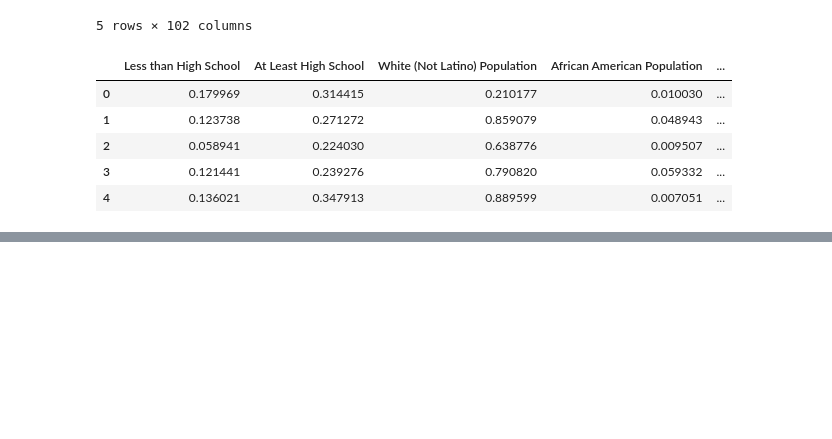
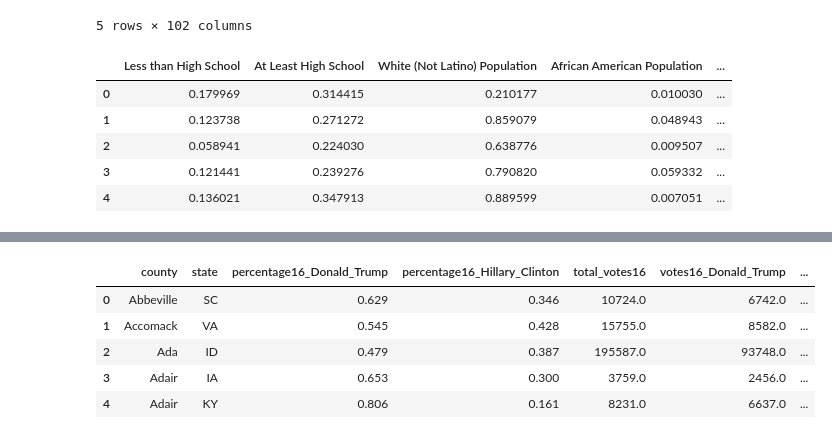
Before and after one commit to eweed001/ORIE-4741-Project, a Jupyter notebook: data_collection_cleaning2020.ipynb, the cells around one changed output, grey strips where cells are left out. Cells and saved outputs as stored; diff of their text form; code cells hidden in the pictures; blank space fills up the shorter version.

```diff
--- a/data_collection_cleaning2020.ipynb
+++ b/data_collection_cleaning2020.ipynb
@@ -802,0 +834,5 @@ df_small_final.to_csv(r'/Users/emilyweed/Cornell2020-2021/ORIE4741/Project/ORIE-
+# %%
+#Subsetting by date we needed
+unemployment = unemployment[unemployment.Period == 'Oct-20 p']
+unemployment = unemployment.reset_index()
+unemployment.head()
@@ -802,0 +846,20 @@ df_small_final.to_csv(r'/Users/emilyweed/Cornell2020-2021/ORIE4741/Project/ORIE-
+# %%
+#Adding in Fips column
+unemployment['Fips'] = 0
+for i in range(0,len(unemployment)):
+
+    if(unemployment['Code'][i]) < 10:
+        if (unemployment['Code.1'][i]) < 10:
+            unemployment['Fips'][i] = '0'+str(unemployment['Code'][i]) + '00' + str(unemployment['Code.1'][i])
+        elif (unemployment['Code.1'][i]) < 100:
+            unemployment['Fips'][i] = '0'+str(unemployment['Code'][i]) + '0' + str(unemployment['Code.1'][i])
+        else:
+            unemployment['Fips'][i] = '0'+str(unemployment['Code'][i]) + '' + str(unemployment['Code.1'][i])
+    elif (unemployment['Code.1'][i]) < 10:
+        unemployment['Fips'][i] = str(unemployment['Code'][i]) + '00' + str(unemployment['Code.1'][i])
+    elif (unemployment['Code.1'][i]) < 100:
+        unemployment['Fips'][i] = str(unemployment['Code'][i]) + '0' + str(unemployment['Code.1'][i])
+    else:
+        unemployment['Fips'][i] = str(unemployment['Code'][i]) + '' + str(unemployment['Code.1'][i])
+
+unemployment.head()
@@ -802,0 +890,4 @@ df_small_final.to_csv(r'/Users/emilyweed/Cornell2020-2021/ORIE4741/Project/ORIE-
+# %%
+#Dropping more columns
+unemployment = unemployment.drop(unemployment.columns[[0,1,2,4]],axis=1)
+unemployment.head()
@@ -802,0 +901,16 @@ df_small_final.to_csv(r'/Users/emilyweed/Cornell2020-2021/ORIE4741/Project/ORIE-
+# %%
+#Creating column to join on
+df_orig['county_state'] = df_orig['county']+' County, '+ df_orig['state']
+# %%
+# Merging unemployment and our original
+# this gives us the fips column so we can use it later to join on
+df_full = pd.merge(left=df_orig, right=unemployment, left_on="county_state", right_on="County Name/State Abbreviation", how="inner")
+
+df_full.head()
+# %% [output]
+|  | county | state | percentage16_Donald_Trump | percentage16_Hillary_Clinton | total_votes16 | votes16_Donald_Trump | ... |
+| 0 | Abbeville | SC | 0.629 | 0.346 | 10724.0 | 6742.0 | ... |
+| 1 | Accomack | VA | 0.545 | 0.428 | 15755.0 | 8582.0 | ... |
+| 2 | Ada | ID | 0.479 | 0.387 | 195587.0 | 93748.0 | ... |
+| 3 | Adair | IA | 0.653 | 0.300 | 3759.0 | 2456.0 | ... |
+| 4 | Adair | KY | 0.806 | 0.161 | 8231.0 | 6637.0 | ... |
```
Also changed, not shown: parts of 25 cells of this notebook, 2 other files.
